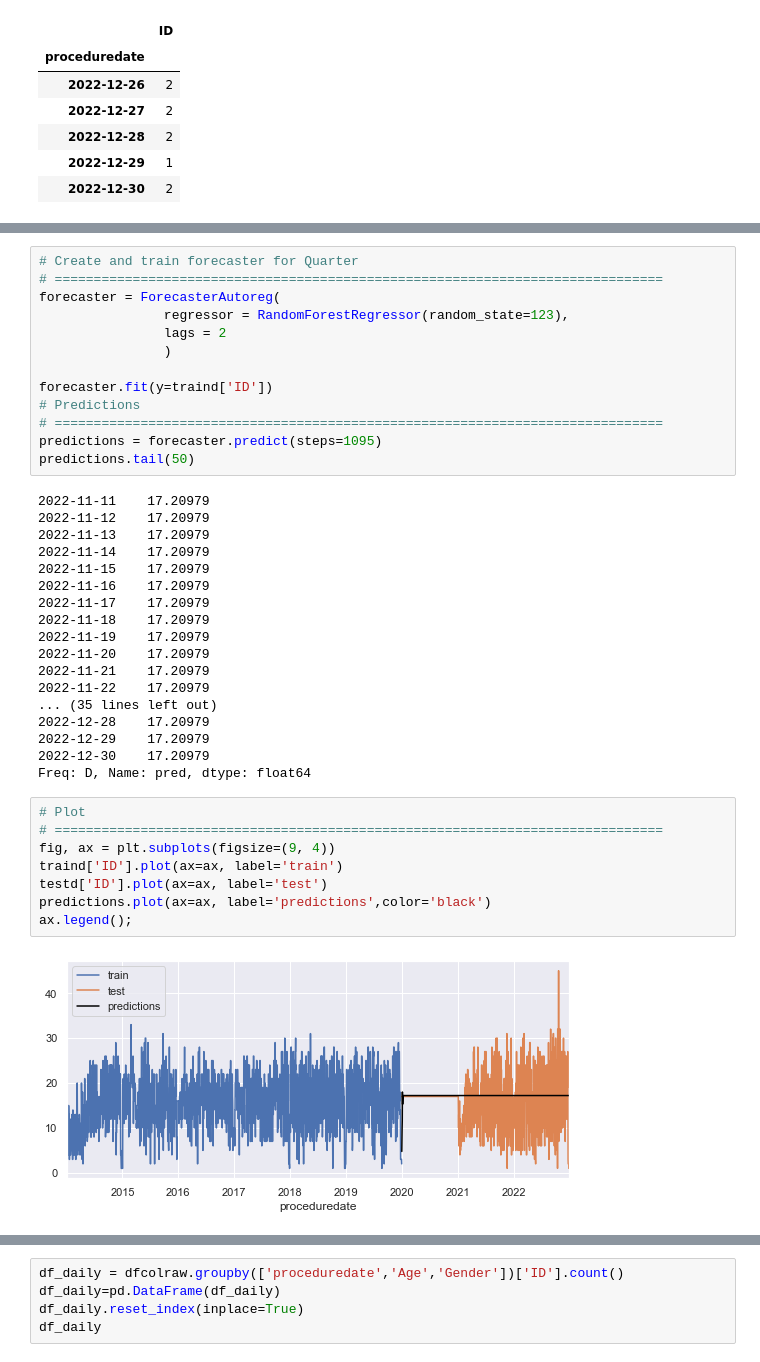
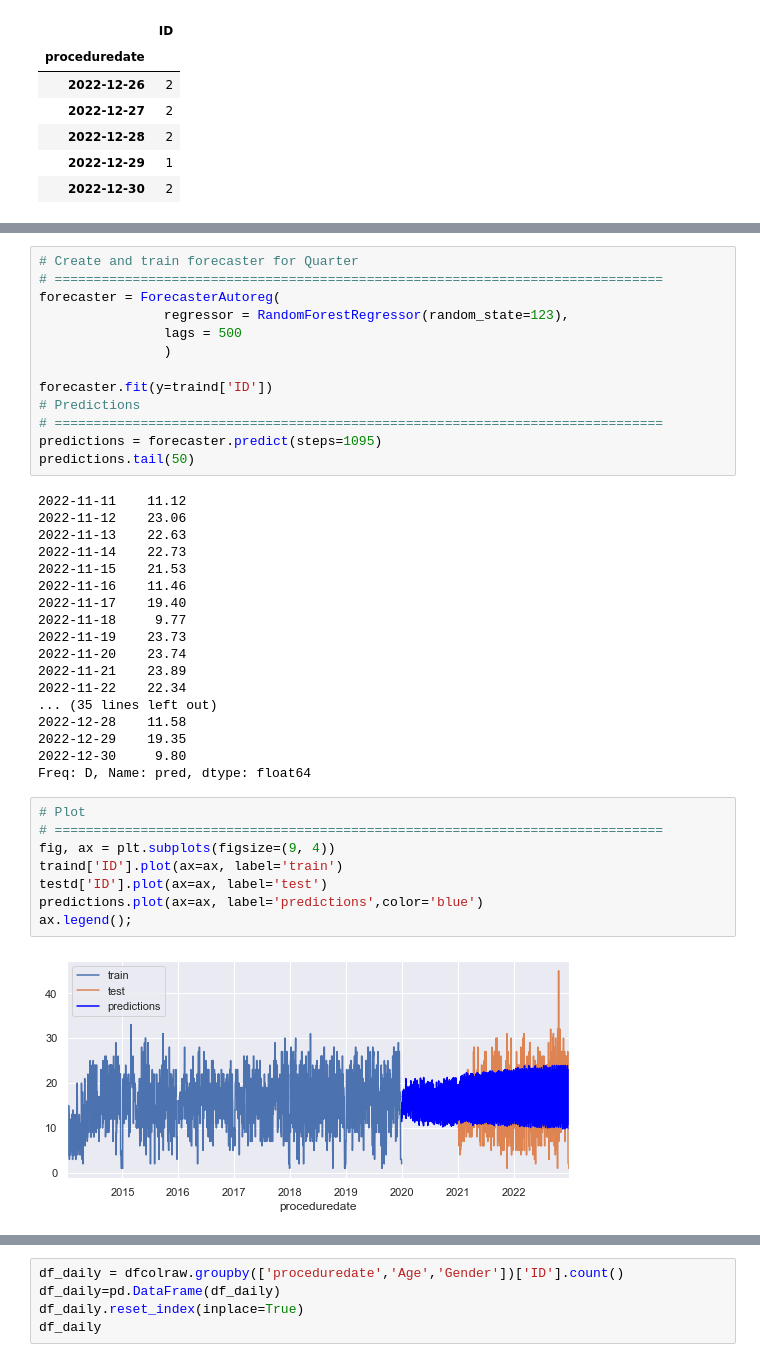
Before and after one commit to raku43/MScDACapstone, a Jupyter notebook: MScDA_Capstone.ipynb, the cells around one changed output, grey strips where cells are left out. Saved outputs shown, nothing was run; the diff lists cells and outputs as text.

```diff
--- a/MScDA_Capstone.ipynb
+++ b/MScDA_Capstone.ipynb
@@ -2918,7 +3168,7 @@ testd.tail()
 # ==============================================================================
 forecaster = ForecasterAutoreg(
                 regressor = RandomForestRegressor(random_state=123),
-                lags = 2
+                lags = 500
                 )
 
 forecaster.fit(y=traind['ID'])
@@ -2927,33 +3177,33 @@ forecaster.fit(y=traind['ID'])
 predictions = forecaster.predict(steps=1095)
 predictions.tail(50)
 # %% [output]
-2022-11-11    17.20979
-2022-11-12    17.20979
-2022-11-13    17.20979
-2022-11-14    17.20979
-2022-11-15    17.20979
-2022-11-16    17.20979
-2022-11-17    17.20979
-2022-11-18    17.20979
-2022-11-19    17.20979
-2022-11-20    17.20979
-2022-11-21    17.20979
-2022-11-22    17.20979
+2022-11-11    11.12
+2022-11-12    23.06
+2022-11-13    22.63
+2022-11-14    22.73
+2022-11-15    21.53
+2022-11-16    11.46
+2022-11-17    19.40
+2022-11-18     9.77
+2022-11-19    23.73
+2022-11-20    23.74
+2022-11-21    23.89
+2022-11-22    22.34
 ... (35 lines left out)
-2022-12-28    17.20979
-2022-12-29    17.20979
-2022-12-30    17.20979
+2022-12-28    11.58
+2022-12-29    19.35
+2022-12-30     9.80
 Freq: D, Name: pred, dtype: float64
 # %%
 # Plot
 # ==============================================================================
 fig, ax = plt.subplots(figsize=(9, 4))
 traind['ID'].plot(ax=ax, label='train')
 testd['ID'].plot(ax=ax, label='test')
-predictions.plot(ax=ax, label='predictions',color='black')
+predictions.plot(ax=ax, label='predictions',color='blue')
 ax.legend();
 # %% [output]
-[figure, old version]
+[figure, new version]
 # %%
 # Test error
 # ==============================================================================
```
Also changed, not shown: parts of 93 cells of this notebook.
